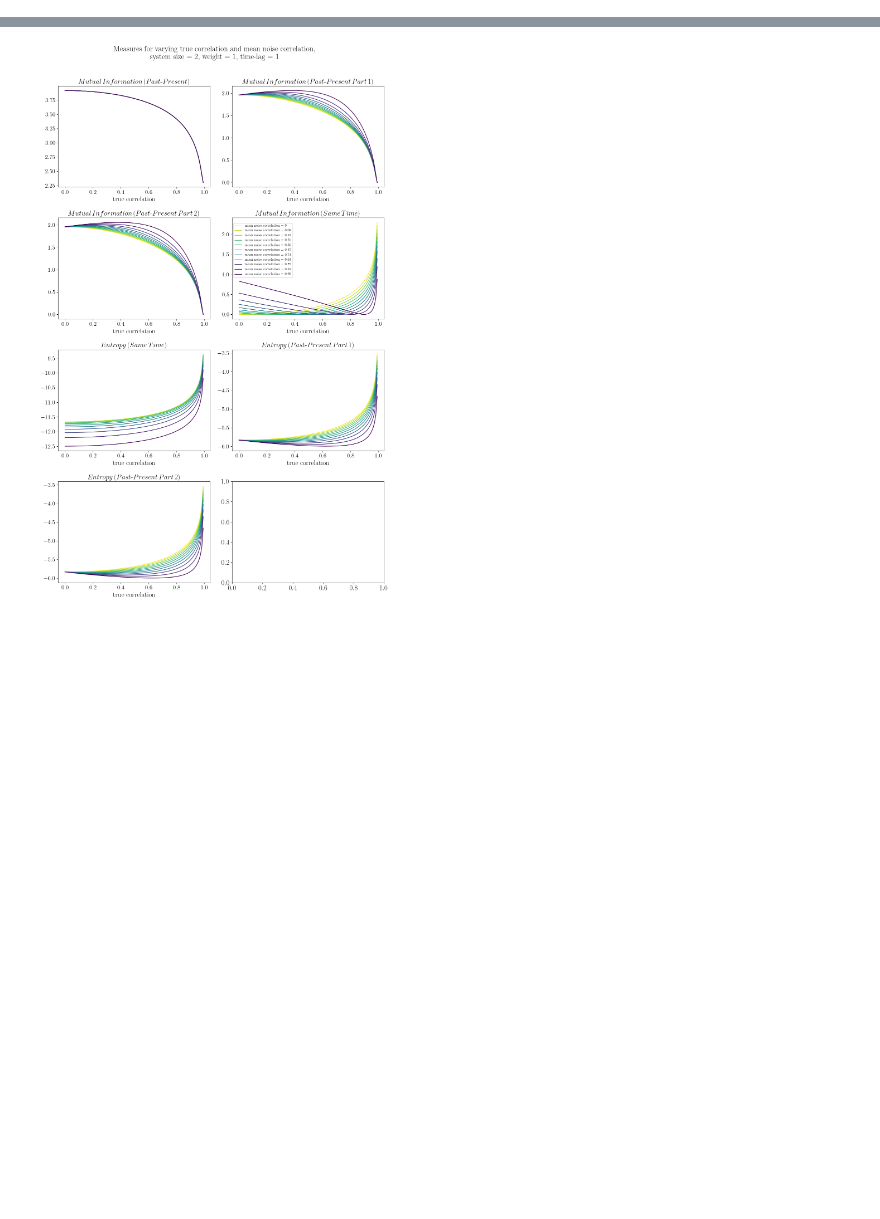
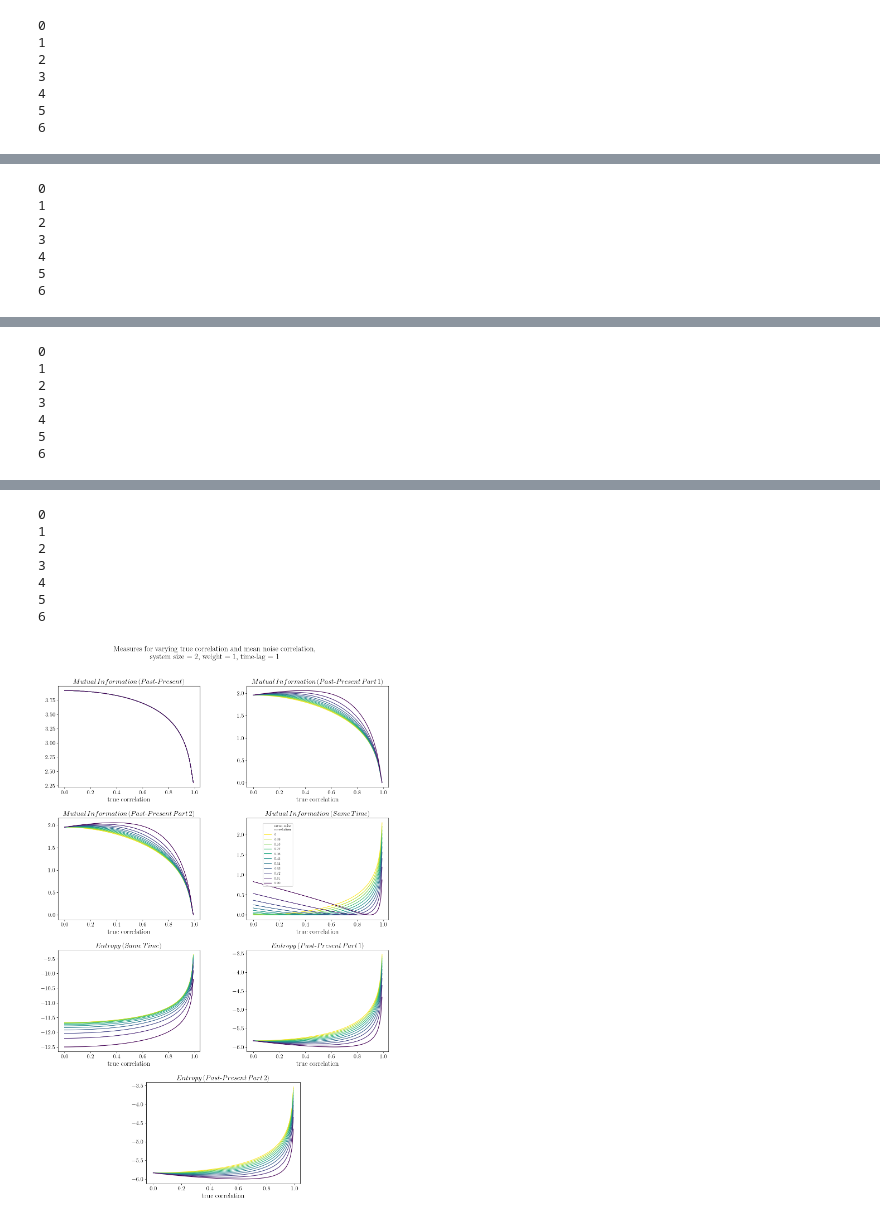
Before and after one commit to nadinespy/Emergence-And-Complexity-In-Variational-Inference, a Jupyter notebook: scripts/mec_var_inf_steady_state_param_sweep_plotting.ipynb, the cells around one changed output, grey strips where cells are left out. Drawn from its saved outputs; the diff is of its cells as text; code cells hidden in the pictures; blank space fills up the shorter version.

Commit message:
improved plotting

```diff
--- a/scripts/mec_var_inf_steady_state_param_sweep_plotting.ipynb
+++ b/scripts/mec_var_inf_steady_state_param_sweep_plotting.ipynb
@@ -3,6 +3,7 @@
 # %%
 import numpy as np
 import matplotlib.pyplot as plt
+import matplotlib.patches as mpatches
 from matplotlib import cm
 import os
 import joblib
@@ -37,7 +38,7 @@ def plot_all_param_pairs(base_path, plot_config, param_names, filename_extension
         n_rows = math.ceil(len(plot_config) / n_cols)
         fig, axes = plt.subplots(n_rows, n_cols, figsize=(13,5*n_rows))
         axes = axes.flatten()
-
+        legend_handles = []
         unique_param2_values = df[param2].unique()
         cmap = cm.get_cmap('viridis_r')
         colors = [cmap(i / (len(unique_param2_values) - 1))
@@ -45,16 +46,31 @@ def plot_all_param_pairs(base_path, plot_config, param_names, filename_extension
 
         param1_name = param_names.get(param1, param1)
         for i, (ax, (quantity, title)) in enumerate(zip(axes, plot_config.items())):
+            if len(plot_config) % 2 != 0 and i == len(plot_config)-1:
+                ax.set_visible(True)
+                ax.remove()
+                axes[-1].set_visible(True)
+                axes[-1].remove()
+                gs = fig.add_gridspec(n_rows, 4)
+                ax = fig.add_subplot(gs[n_rows-1, 1:3])
             for (param2_val, group), color in zip(df.groupby(param2), colors):
                 param2_name = param_names.get(param2, param2)
                 # format as integer if the value is whole number
                 param2_val_str = str(int(param2_val)) if float(param2_val).is_integer() else f"{param2_val:.2f}"
-                label = f"{param2_name} = {param2_val_str}" if i == 2 else None
-                ax.plot(group[param1], group[quantity], "-", color=color, label=label)
+                #label = f"{param2_name} = {param2_val_str}" if i == 2 else None
+                label = f"{param2_val_str}" if i == 2 else None
+                line, = ax.plot(group[param1], group[quantity], "-", color=color, label=label)
+                if i == 2:
+                    legend_handles.append(line)
+            ymin, ymax = ax.get_ylim()
+            if ymax > 0:
+                ax.set_ylim(ymin, max(ymax, 1))
 
             ax.set_xlabel(param1_name, fontsize=18)
             ax.tick_params(axis='both', labelsize=15)
             ax.set_title(title, fontsize=18)
+
+
 
         fixed_params = {param: df[param].iloc[0] for param in
                        ['correlation', 'n_var', 'mean_noise_corr', 'weight', 'time_lag']
@@ -66,7 +82,8 @@ def plot_all_param_pairs(base_path, plot_config, param_names, filename_extension
         )
         fig.subplots_adjust(hspace=0.3)
         fig.suptitle(f"Measures for varying {param1_name} and {param_names[param2]}, \n {fixed_params_str}", fontsize=20, y=1.005)
-        fig.legend(fontsize=9, title_fontsize=9, markerscale=0.7,
+        legend_handles = [mpatches.Patch(color='none', label=f'{param2_name if param2_name != "mean noise correlation" else "mean noise \ncorrelation"}')] + legend_handles
+        fig.legend(handles=legend_handles, fontsize=9, title_fontsize=9, markerscale=0.7,
                     frameon=True, bbox_to_anchor=(0.72, 0.69))
                     #frameon=True, bbox_to_anchor=(0.24, 0.92))
 
@@ -106,7 +123,14 @@ plot_config2 = {
     'entropy_PRESENT_PART2': r'$Entropy\,(Past\text{-}Present\,Part\,2)$',
 }
 
-base_path = '/media/nadinespy/NewVolume1/work/phd/projects/mec_var_inf/mec_var_inf/results'
+base_path = '../results/'
 filename_extension = 'entropies_mi_'
 plot_all_param_pairs(base_path, plot_config2, param_names, filename_extension)
 # %% [output]
+0
+1
+2
+3
+4
+5
+6
@@ -113,0 +138,7 @@ plot_all_param_pairs(base_path, plot_config2, param_names, filename_extension)
+0
+1
+2
+3
+4
+5
+6
@@ -114,0 +146,7 @@ plot_all_param_pairs(base_path, plot_config2, param_names, filename_extension)
+0
+1
+2
+3
+4
+5
+6
@@ -116 +154,8 @@ plot_all_param_pairs(base_path, plot_config2, param_names, filename_extension)
+0
+1
+2
+3
+4
+5
+6
-[figure, old version]
+[figure, new version]
```
Also changed, not shown: parts of 1 cell of this notebook.
